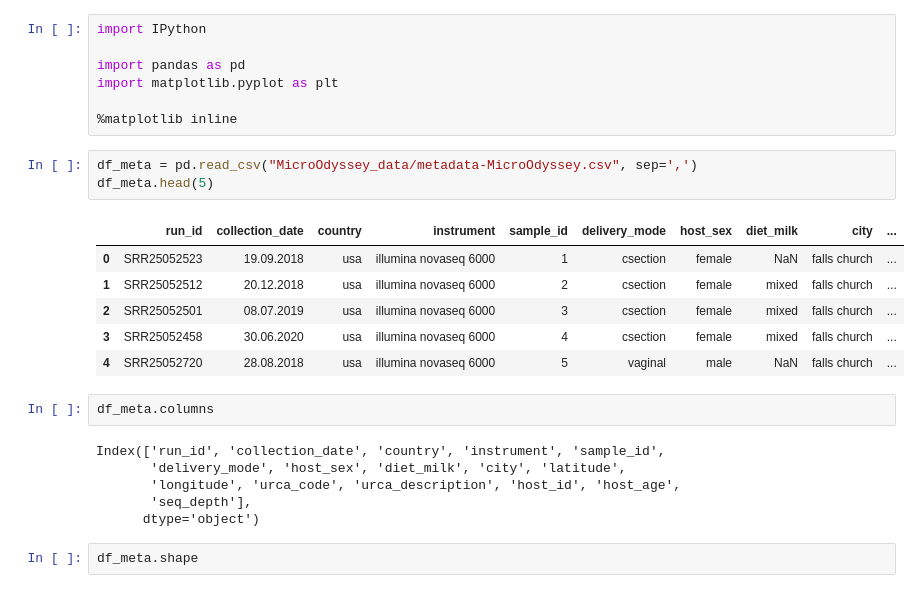
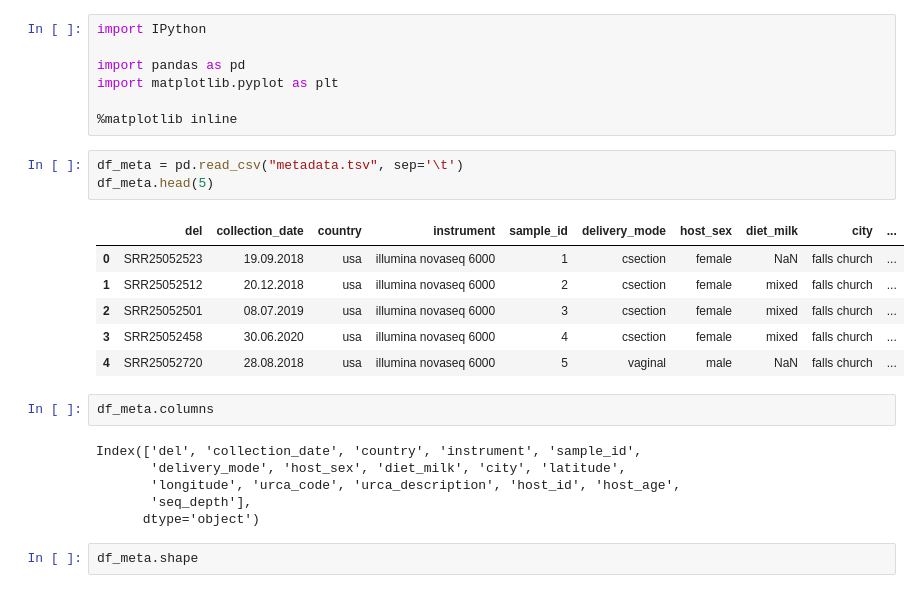
Before and after one commit to tpayer-eng/MicroOdyssey, a Jupyter notebook: scripts/01_dataanalysis/Metadata.ipynb, the cells around one changed output. Saved outputs shown, nothing was run; the diff lists cells and outputs as text.

Commit message:
Metadata updated

```diff
--- a/scripts/01_dataanalysis/Metadata.ipynb
+++ b/scripts/01_dataanalysis/Metadata.ipynb
@@ -8,10 +8,10 @@ import matplotlib.pyplot as plt
 
 %matplotlib inline
 # %%
-df_meta = pd.read_csv("MicroOdyssey_data/metadata-MicroOdyssey.csv", sep=',')
+df_meta = pd.read_csv("metadata.tsv", sep='\t')
 df_meta.head(5)
 # %% [output]
-|  | run_id | collection_date | country | instrument | sample_id | delivery_mode | host_sex | diet_milk | city | ... |
+|  | del | collection_date | country | instrument | sample_id | delivery_mode | host_sex | diet_milk | city | ... |
 | 0 | SRR25052523 | 19.09.2018 | usa | illumina novaseq 6000 | 1 | csection | female | NaN | falls church | ... |
 | 1 | SRR25052512 | 20.12.2018 | usa | illumina novaseq 6000 | 2 | csection | female | mixed | falls church | ... |
 | 2 | SRR25052501 | 08.07.2019 | usa | illumina novaseq 6000 | 3 | csection | female | mixed | falls church | ... |
@@ -20,7 +20,7 @@ df_meta.head(5)
 # %%
 df_meta.columns
 # %% [output]
-Index(['run_id', 'collection_date', 'country', 'instrument', 'sample_id',
+Index(['del', 'collection_date', 'country', 'instrument', 'sample_id',
        'delivery_mode', 'host_sex', 'diet_milk', 'city', 'latitude',
        'longitude', 'urca_code', 'urca_description', 'host_id', 'host_age',
        'seq_depth'],
```
Also changed, not shown: parts of 5 cells of this notebook, 1 other file.
